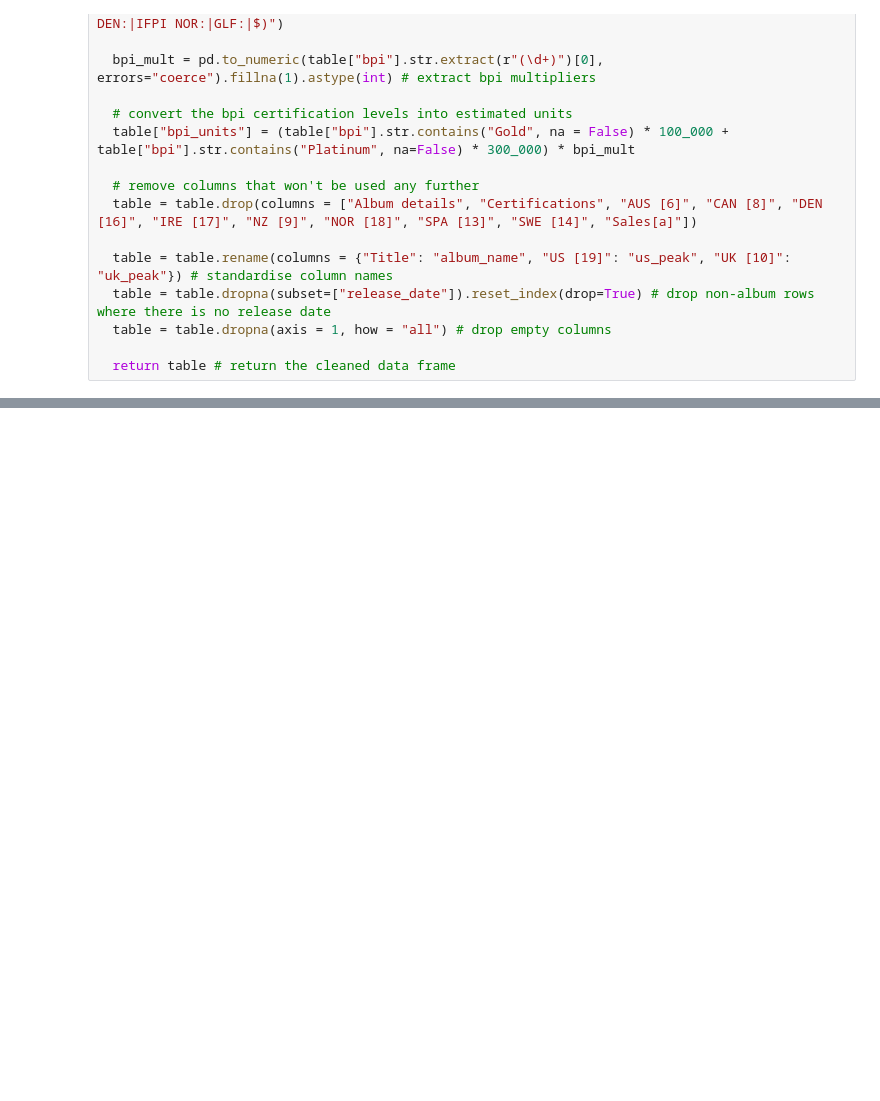
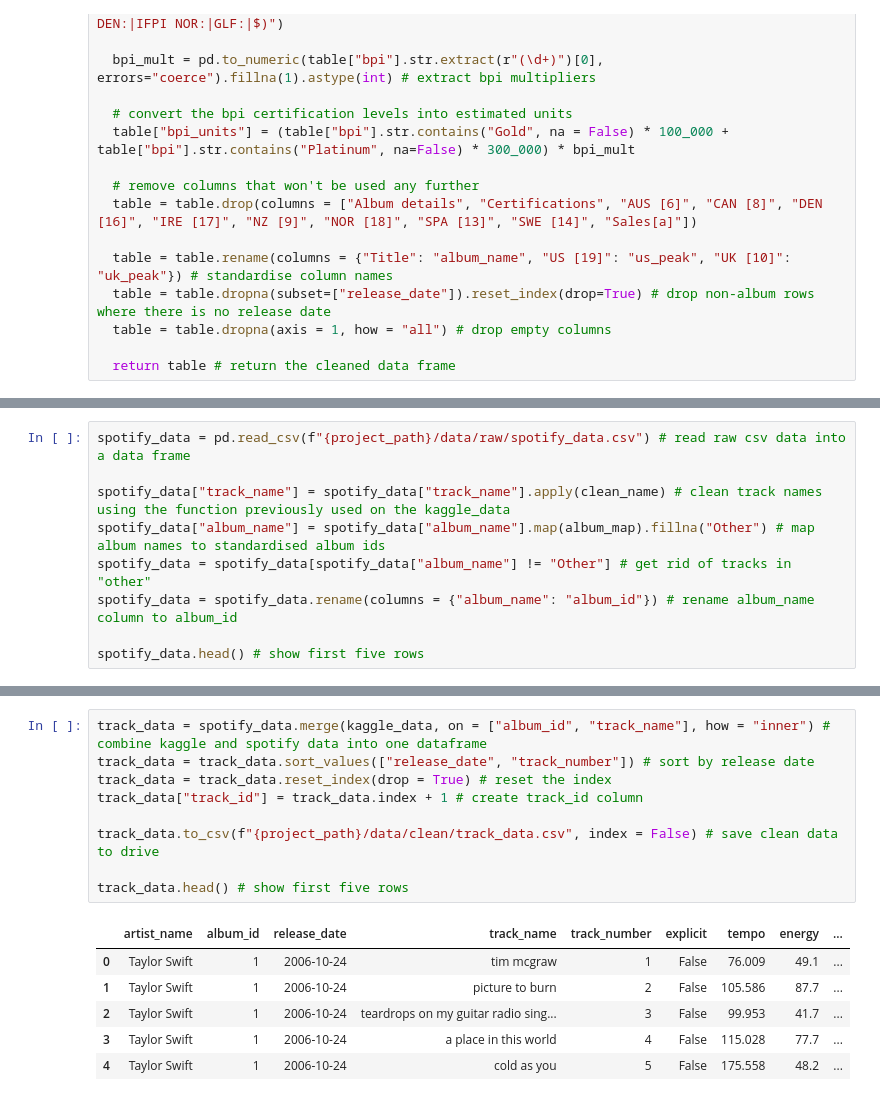
Before and after one commit to haskinse/bee2041_empirical_project, a Jupyter notebook: source_code/02_data_cleaning.ipynb, the cells around one changed output, grey strips where cells are left out. Cells and saved outputs as stored; diff of their text form; blank space fills up the shorter version.

```diff
--- a/source_code/02_data_cleaning.ipynb
+++ b/source_code/02_data_cleaning.ipynb
@@ -93,0 +174,9 @@ album_data.head() # show first five rows
+# %%
+spotify_data = pd.read_csv(f"{project_path}/data/raw/spotify_data.csv") # read raw csv data into a data frame
+
+spotify_data["track_name"] = spotify_data["track_name"].apply(clean_name) # clean track names using the function previously used on the kaggle_data
+spotify_data["album_name"] = spotify_data["album_name"].map(album_map).fillna("Other") # map album names to standardised album ids
+spotify_data = spotify_data[spotify_data["album_name"] != "Other"] # get rid of tracks in "other"
+spotify_data = spotify_data.rename(columns = {"album_name": "album_id"}) # rename album_name column to album_id
+
+spotify_data.head() # show first five rows
@@ -93,0 +190,16 @@ album_data.head() # show first five rows
+# %%
+track_data = spotify_data.merge(kaggle_data, on = ["album_id", "track_name"], how = "inner") # combine kaggle and spotify data into one dataframe
+track_data = track_data.sort_values(["release_date", "track_number"]) # sort by release date
+track_data = track_data.reset_index(drop = True) # reset the index
+track_data["track_id"] = track_data.index + 1 # create track_id column
+
+track_data.to_csv(f"{project_path}/data/clean/track_data.csv", index = False) # save clean data to drive
+
+track_data.head() # show first five rows
+# %% [output]
+|  | artist_name | album_id | release_date | track_name | track_number | explicit | tempo | energy | ... |
+| 0 | Taylor Swift | 1 | 2006-10-24 | tim mcgraw | 1 | False | 76.009 | 49.1 | ... |
+| 1 | Taylor Swift | 1 | 2006-10-24 | picture to burn | 2 | False | 105.586 | 87.7 | ... |
+| 2 | Taylor Swift | 1 | 2006-10-24 | teardrops on my guitar radio sing... | 3 | False | 99.953 | 41.7 | ... |
+| 3 | Taylor Swift | 1 | 2006-10-24 | a place in this world | 4 | False | 115.028 | 77.7 | ... |
+| 4 | Taylor Swift | 1 | 2006-10-24 | cold as you | 5 | False | 175.558 | 48.2 | ... |
```
Also changed, not shown: parts of 7 cells of this notebook.
